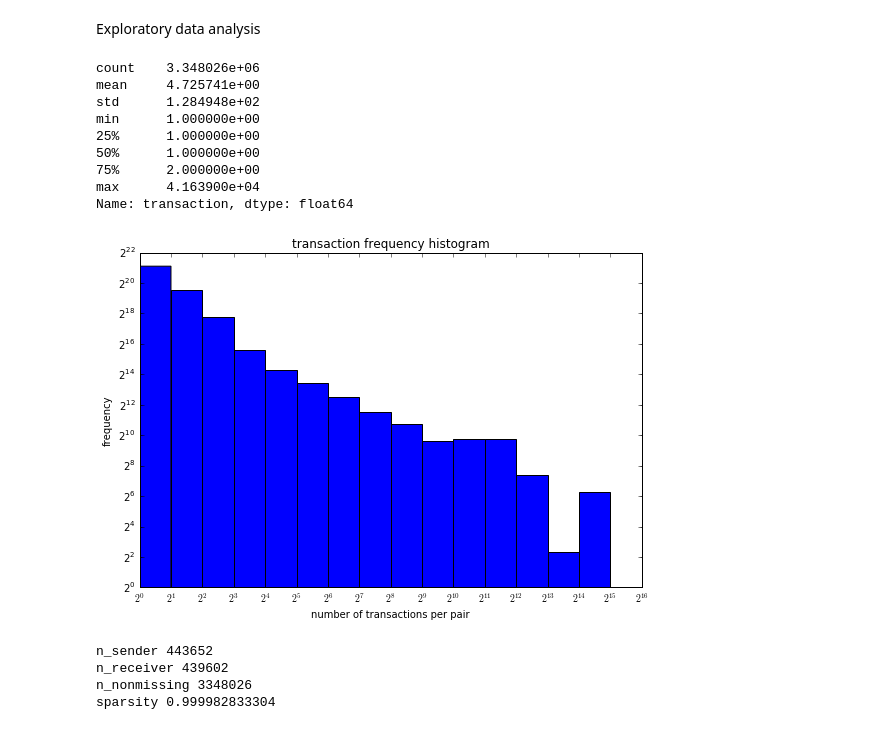
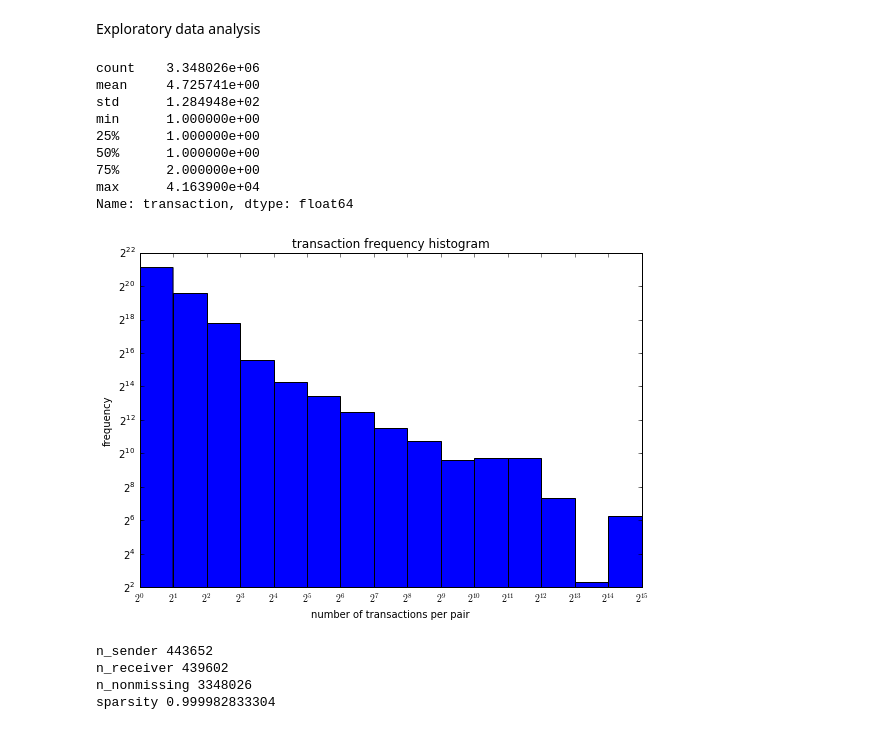
Before and after one commit to PrincetonUniversity/blockchain-detect, a Jupyter notebook: vyf_wmcleve_hw3.ipynb, the cells around one changed output. Drawn from its saved outputs; the diff is of its cells as text; code cells hidden in the pictures.

```diff
--- a/vyf_wmcleve_hw3.ipynb
+++ b/vyf_wmcleve_hw3.ipynb
@@ -59,30 +69,35 @@ Exploratory data analysis
 # %%
 # Time data is not present. Thus, we'll be inferring probability of interaction
 # as a stationary distribution over time, informed by the number of iteractions in the past.
-print(dftrain['transaction'].describe())
+series = dftrain['transaction']
+title = 'transaction frequency histogram'
+xlb = 'number of transactions per pair'
+ylb = 'frequency'
 
-# http://stackoverflow.com/questions/7694298/how-to-make-a-log-log-histogram-in-python
-bins = range(0, math.ceil(np.log2(dftrain['transaction'].max()))+1)
+print(series.describe())
+
+def maxlgbin(series): return math.ceil(np.log2(series.max()))
+bins = range(maxlgbin(series))
 plt.figure(figsize=(9,6))
 plt.axes().set_aspect(9/6)
 plt.xticks(bins, [r'$2^{{{}}}$'.format(i) for i in bins])
-plt.hist(dftrain['transaction'].apply(np.log2), bins=bins)
+plt.hist(series.apply(np.log2), bins=bins)
 plt.gca().set_yscale('log', basey=2)
-plt.title('transaction frequency histogram')
-plt.xlabel('number of transactions per pair')
-plt.ylabel('frequency')
+plt.title(title)
+plt.xlabel(xlb)
+plt.ylabel(ylb)
 plt.show()
 # %% [output]
 count    3.348026e+06
 mean     4.725741e+00
 std      1.284948e+02
 min      1.000000e+00
 25%      1.000000e+00
 50%      1.000000e+00
 75%      2.000000e+00
 max      4.163900e+04
 Name: transaction, dtype: float64
-[figure, old version]
+[figure, new version]
 # %%
 n_sender = dftrain['sender'].unique().size
 n_receiver = dftrain['receiver'].unique().size
```
Also changed, not shown: parts of 5 cells of this notebook.
